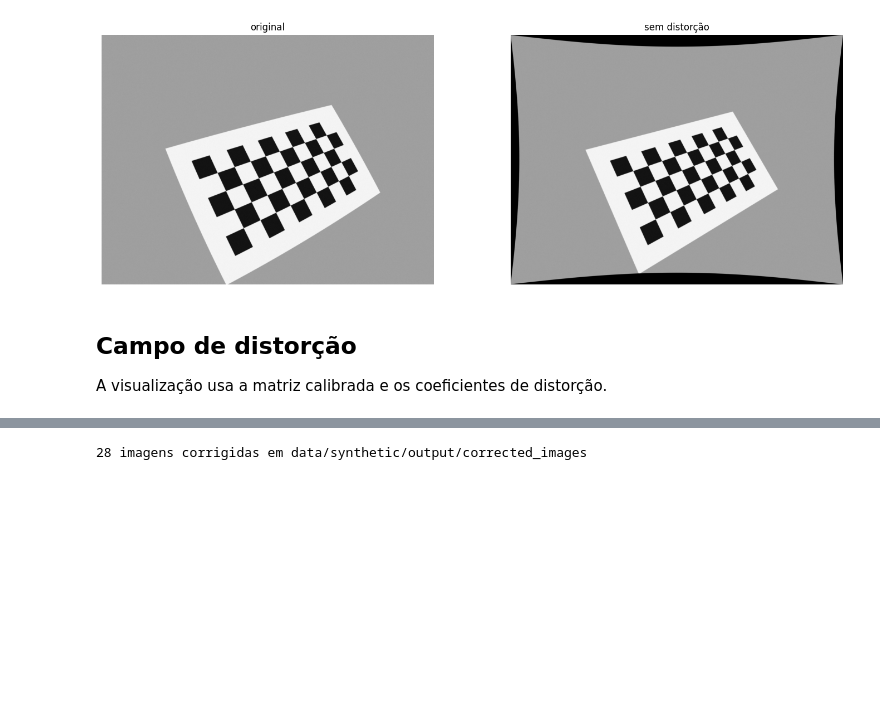
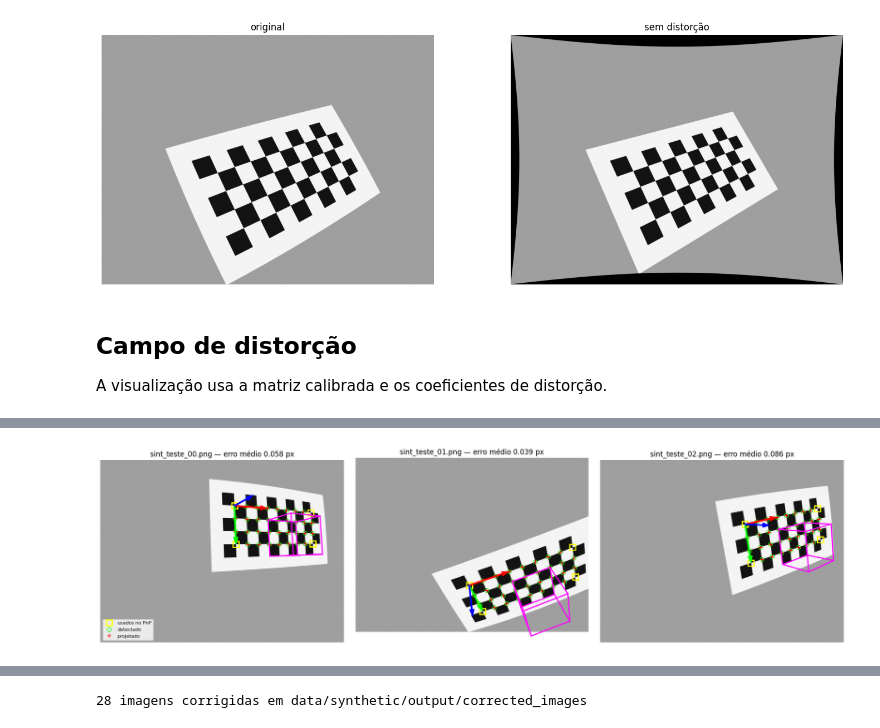
Before and after one commit to AugustC/info7064-ta02, a Jupyter notebook: TA02_Tarefa_Calibracao_de_Camera_refatorado.ipynb, the cells around one changed output, grey strips where cells are left out. Cells and saved outputs as stored; diff of their text form; code cells hidden in the pictures; blank space fills up the shorter version.

Commit message:
Add 3D->2D experiment on refactored notebook

```diff
--- a/TA02_Tarefa_Calibracao_de_Camera_refatorado.ipynb
+++ b/TA02_Tarefa_Calibracao_de_Camera_refatorado.ipynb
@@ -40,6 +49,7 @@ config = CalibrationConfig(
 if not config.colab:
     config.root_dir = Path("data")
 paths = DatasetPaths(config.root_dir, config.use_synthetic, config.device)
+experiment_3d = Experiment3DConfig()
 
 syn_config = SyntheticConfig(
     width = 1600,
@@ -228,0 +254,98 @@ pares estéreo: 12
+# %%
+# ===== EXPERIMENTO 3D -> 2D =====
+external_ids = [
+    0,
+    config.board_corners[0] - 1,
+    config.board_corners[0] * (config.board_corners[1] - 1),
+    len(object_points) - 1,
+]
+internal_ids = [i for i in range(len(object_points)) if i not in external_ids]
+square_size = config.square_size_mm
+cube_x = experiment_3d.cube_origin_squares[0] * square_size
+cube_y = experiment_3d.cube_origin_squares[1] * square_size
+cube_side = experiment_3d.cube_side_squares * square_size
+cube_base = np.array([
+    [cube_x, cube_y, 0],
+    [cube_x + cube_side, cube_y, 0],
+    [cube_x + cube_side, cube_y + cube_side, 0],
+    [cube_x, cube_y + cube_side, 0],
+], dtype=np.float32)
+cube_top = cube_base.copy()
+cube_top[:, 2] = experiment_3d.cube_depth_direction * cube_side
+cube_points = np.vstack([cube_base, cube_top])
+cube_edges = [
+    (0, 1), (1, 2), (2, 3), (3, 0),
+    (4, 5), (5, 6), (6, 7), (7, 4),
+    (0, 4), (1, 5), (2, 6), (3, 7),
+]
+axis_points = np.float32([
+    [0, 0, 0],
+    [experiment_3d.axis_length_squares * square_size, 0, 0],
+    [0, experiment_3d.axis_length_squares * square_size, 0],
+    [0, 0, experiment_3d.cube_depth_direction * experiment_3d.axis_length_squares * square_size],
+])
+experiment_images = test_images or used_images[-3:]
+experiment_rows = []
+fig, axes = plt.subplots(1, len(experiment_images), figsize=(6 * len(experiment_images), 4.8))
+axes = np.atleast_1d(axes)
+for axis, path in zip(axes, experiment_images):
+    image = load_image(path)
+    corners = detect_corners(image, config.board_corners)
+    if corners is None:
+        print("tabuleiro não detectado:", path)
+        axis.axis("off")
+        continue
+    corners = corners.reshape(-1, 2)
+    ok, rvec, tvec = estimate_board_pose(
+        object_points[external_ids], corners[external_ids],
+        calibration.camera_matrix, calibration.distortion,
+    )
+    projected = project_board_points(
+        object_points, rvec, tvec, calibration.camera_matrix, calibration.distortion
+    )
+    projected_without_distortion = project_board_points(
+        object_points, rvec, tvec, calibration.camera_matrix, np.zeros(5)
+    )
+    projected_cube = project_board_points(
+        cube_points, rvec, tvec, calibration.camera_matrix, calibration.distortion
+    )
+    projected_axes = project_board_points(
+        axis_points, rvec, tvec, calibration.camera_matrix, calibration.distortion
+    )
+    errors = np.linalg.norm(projected[internal_ids] - corners[internal_ids], axis=1)
+    errors_without_distortion = np.linalg.norm(
+        projected_without_distortion[internal_ids] - corners[internal_ids], axis=1
+    )
+    distance = float(np.linalg.norm(tvec))
+    experiment_rows.append([
+        Path(path).name, distance, float(errors.mean()), float(errors.max()),
+        float(errors_without_distortion.mean()),
+    ])
+    print(
+        f"{Path(path).name}: distância {distance:.0f} mm | "
+        f"erro com distorção {errors.mean():.3f} px "
+        f"(máx {errors.max():.3f}) | sem distorção "
+        f"{errors_without_distortion.mean():.2f} px"
+    )
+    axis.imshow(cv2.cvtColor(image, cv2.COLOR_BGR2RGB))
+    axis.plot(corners[external_ids, 0], corners[external_ids, 1], "s",
+              mfc="none", mec="yellow", ms=10, mew=2, label="usados no PnP")
+    axis.plot(corners[internal_ids, 0], corners[internal_ids, 1], "o",
+              mfc="none", mec="lime", ms=7, label="detectado")
+    axis.plot(projected[internal_ids, 0], projected[internal_ids, 1], "r+",
+              ms=7, label="projetado")
+    for start, end in cube_edges:
+        axis.plot(projected_cube[[start, end], 0], projected_cube[[start, end], 1],
+                  color="magenta", lw=2)
+    for endpoint, color in zip(projected_axes[1:], ["red", "lime", "blue"]):
+        axis.annotate("", endpoint, projected_axes[0],
+                      arrowprops={"color": color, "width": 2, "headwidth": 8})
+    axis.set_title(f"{Path(path).name} — erro médio {errors.mean():.3f} px")
+    axis.axis("off")
+if experiment_rows:
+    axes[0].legend(loc="lower left", fontsize=8)
+    resultados["experimento"] = experiment_rows
+    save_figure("projecao_3d.png", paths.figures)
+plt.tight_layout()
+plt.show()
+# %% [output]
@@ -228,0 +355 @@ pares estéreo: 12
+[figure, added]
```
Also changed, not shown: parts of 9 cells of this notebook.
